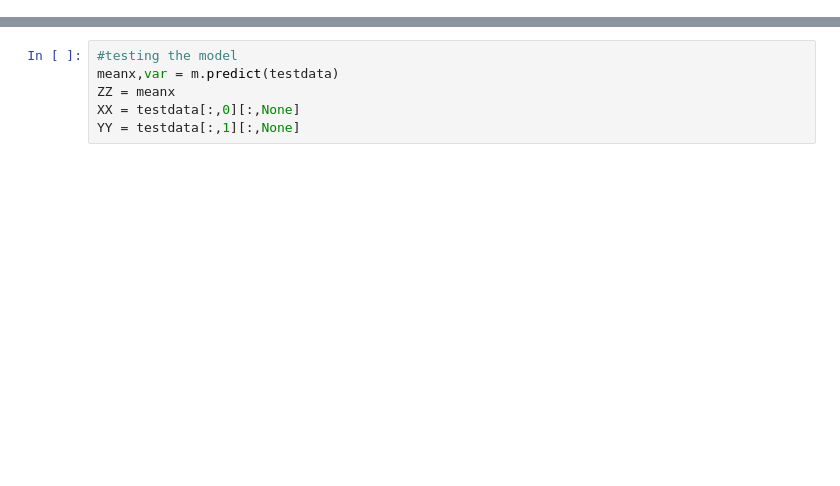
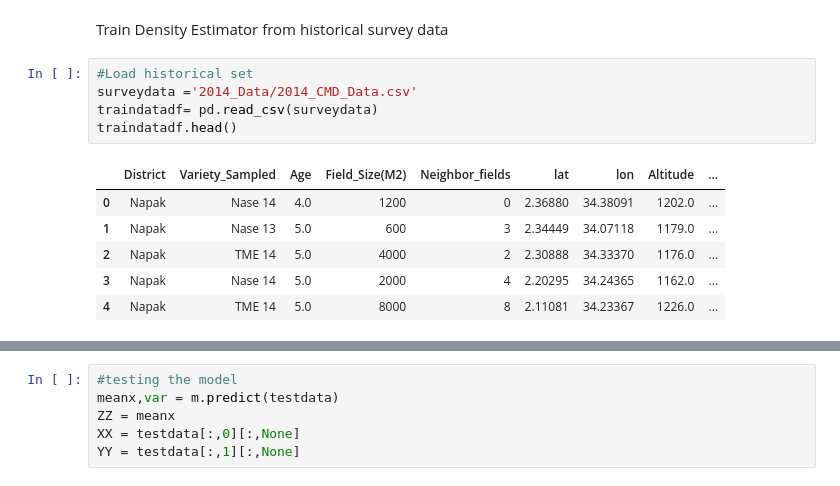
Before and after one commit to NaLucky/GpY, a Jupyter notebook: Incidencecopy.ipynb, the cells around one changed output, grey strips where cells are left out. Drawn from its saved outputs; the diff is of its cells as text; blank space fills up the shorter version.

```diff
--- a/Incidencecopy.ipynb
+++ b/Incidencecopy.ipynb
@@ -14,0 +25,14 @@ data=datadf[['lon','lat']].as_matrix()
+# %% [markdown]
+Train Density Estimator from historical survey data
+# %%
+#Load historical set
+surveydata ='2014_Data/2014_CMD_Data.csv'
+traindatadf= pd.read_csv(surveydata)
+traindatadf.head()
+# %% [output]
+|  | District | Variety_Sampled | Age | Field_Size(M2) | Neighbor_fields | lat | lon | Altitude | ... |
+| 0 | Napak | Nase 14 | 4.0 | 1200 | 0 | 2.36880 | 34.38091 | 1202.0 | ... |
+| 1 | Napak | Nase 13 | 5.0 | 600 | 3 | 2.34449 | 34.07118 | 1179.0 | ... |
+| 2 | Napak | TME 14 | 5.0 | 4000 | 2 | 2.30888 | 34.33370 | 1176.0 | ... |
+| 3 | Napak | Nase 14 | 5.0 | 2000 | 4 | 2.20295 | 34.24365 | 1162.0 | ... |
+| 4 | Napak | TME 14 | 5.0 | 8000 | 8 | 2.11081 | 34.23367 | 1226.0 | ... |
```
Also changed, not shown: parts of 18 cells of this notebook, 2 other files.
